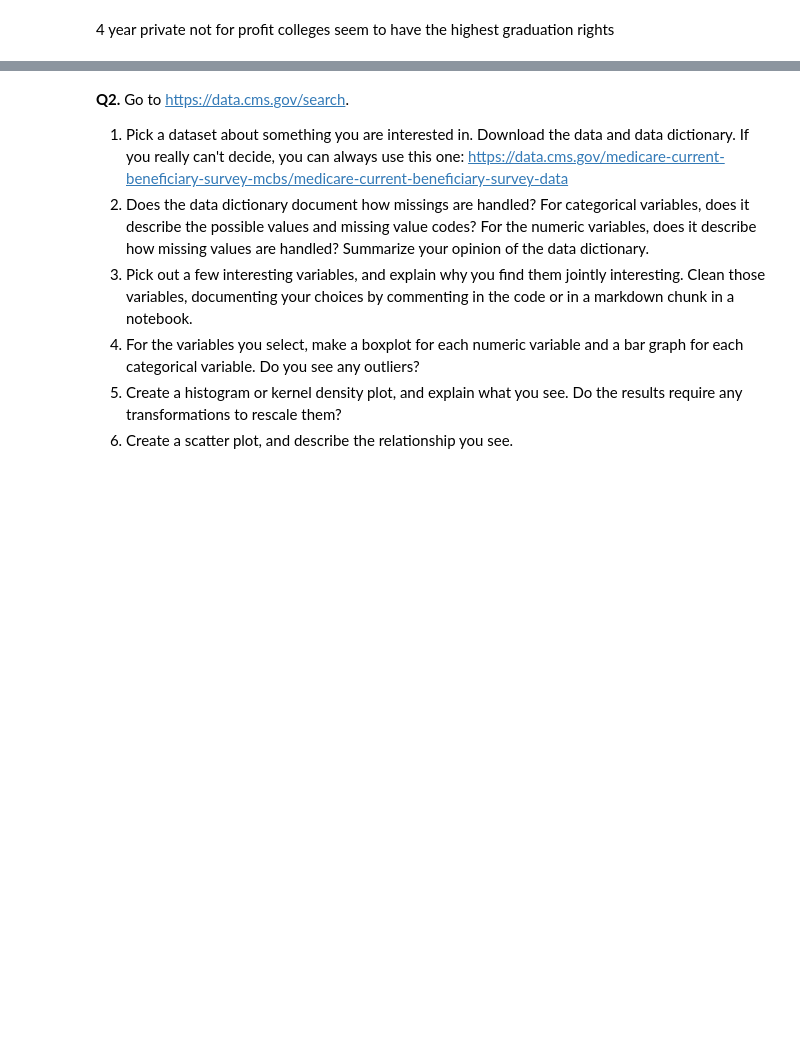
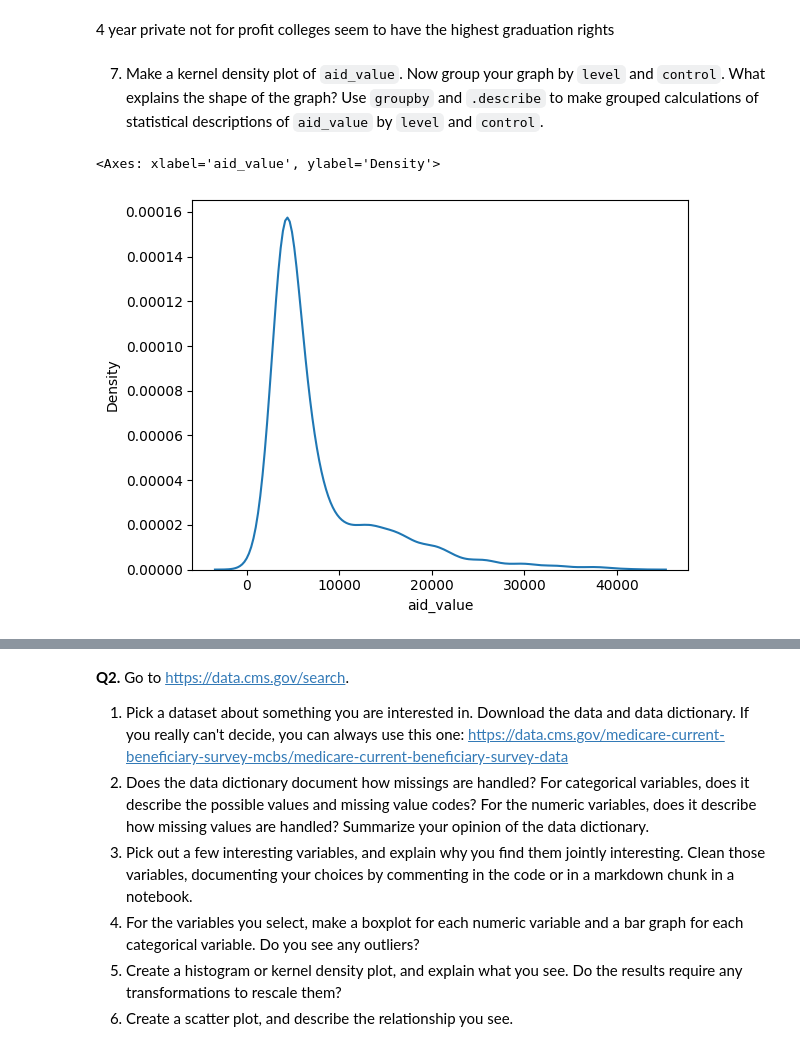
Before and after one commit to Nithil-Suresh/visualization, a Jupyter notebook: assignment/assignment.ipynb, the cells around one changed output, grey strips where cells are left out. Saved outputs shown, nothing was run; the diff lists cells and outputs as text; code cells hidden in the pictures; blank space fills up the shorter version.

```diff
--- a/assignment/assignment.ipynb
+++ b/assignment/assignment.ipynb
@@ -169,3 +169,11 @@ sns.kdeplot( data=df, x=var, hue=conditioning, common_norm=False).set(title='Gro
 [figure]
 # %% [markdown]
 4 year private not for profit colleges seem to have the highest graduation rights
+# %% [markdown]
+7. Make a kernel density plot of `aid_value`. Now group your graph by `level` and `control`. What explains the shape of the graph? Use `groupby` and `.describe` to make grouped calculations of statistical descriptions of `aid_value` by `level` and `control`.
+# %%
+x = df['aid_value']
+sns.kdeplot(x)
+# %% [output]
+<Axes: xlabel='aid_value', ylabel='Density'>
+[figure, added]
```
Also changed, not shown: parts of 7 cells of this notebook.
